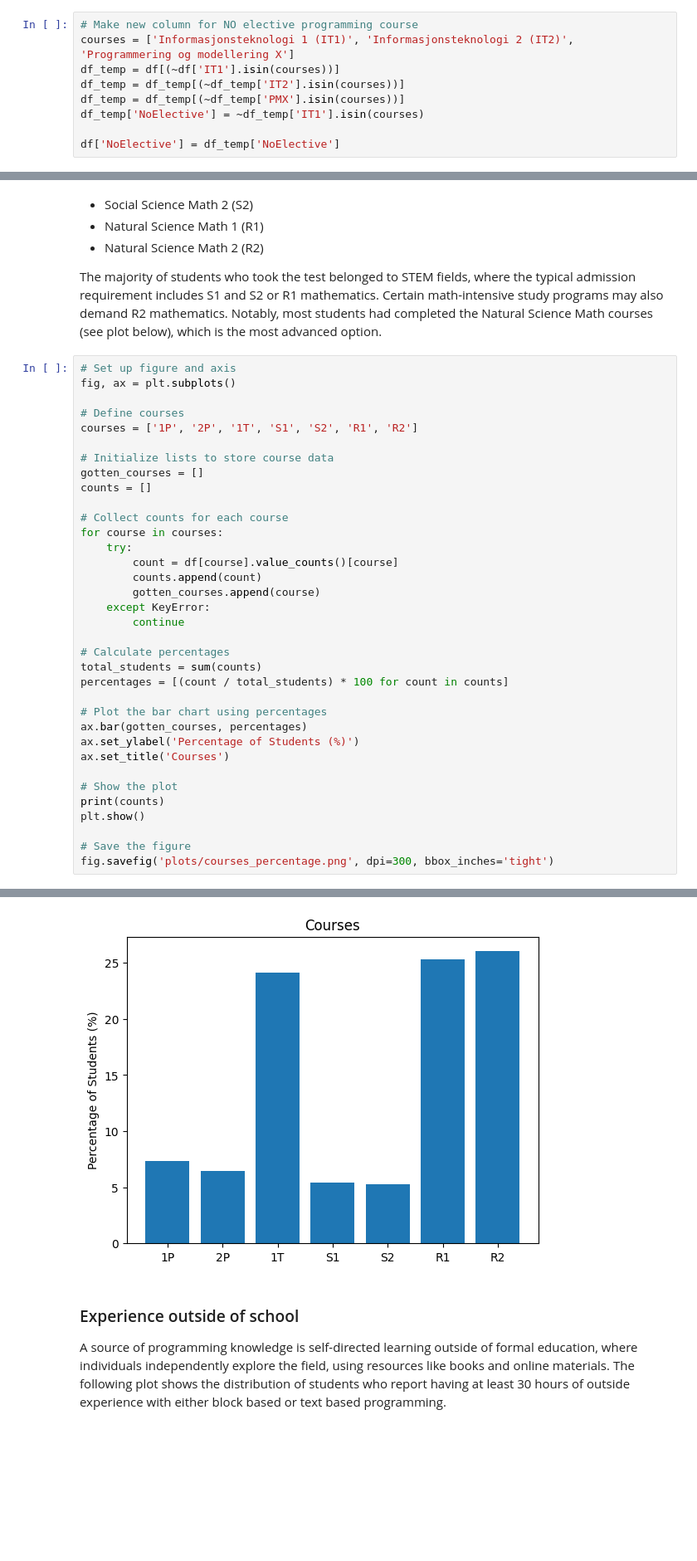
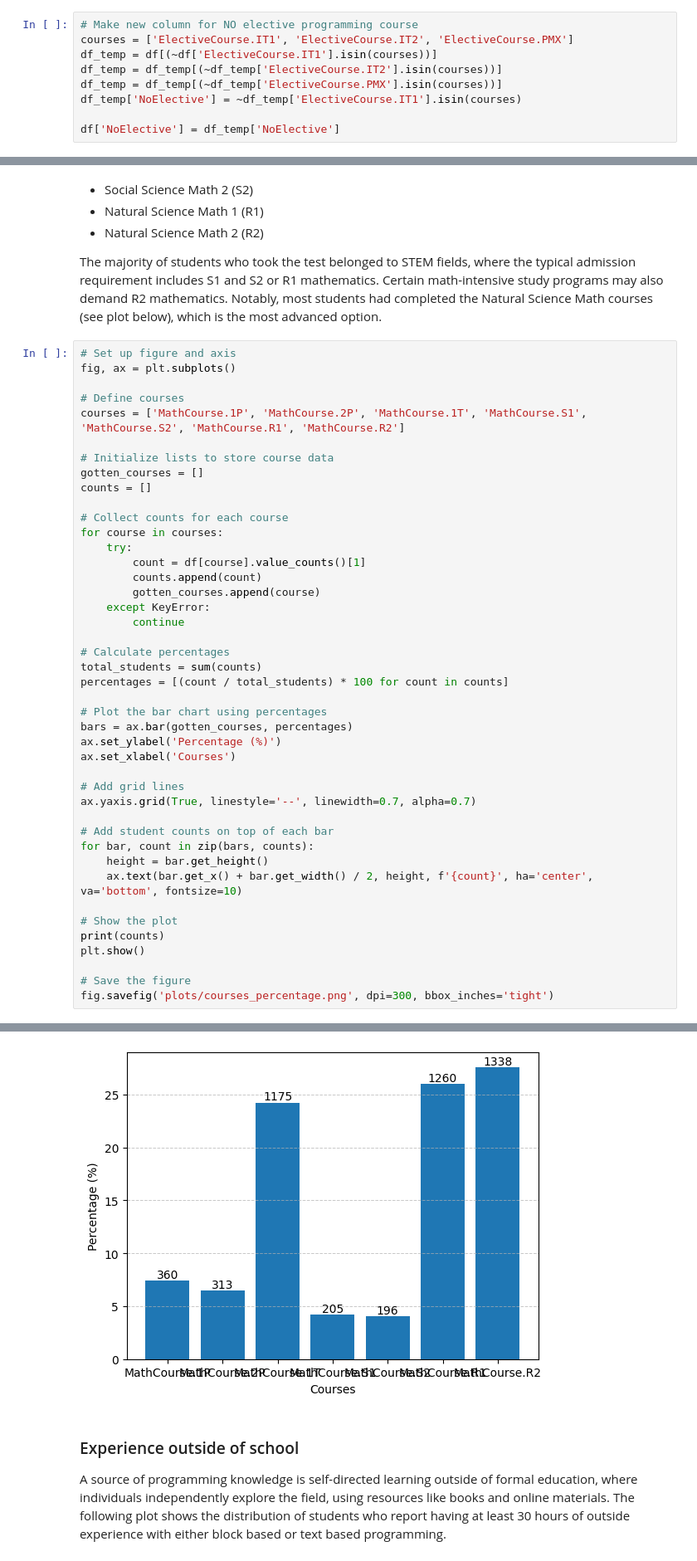
Before and after one commit to SondreBolland/Nordic-Prior-Knowledge-Test-2024, a Jupyter notebook: Dynamic Report.ipynb, the cells around one changed output, grey strips where cells are left out. Shown: that part at 83% size. Cells and saved outputs as stored; diff of their text form; blank space fills up the shorter version.

```diff
--- a/Dynamic Report.ipynb
+++ b/Dynamic Report.ipynb
@@ -145,11 +134,11 @@ What experiences with programming do these students have?
 During the secondary school phase, students have the option to take three elective courses in programming: *Information Technology 1* (IT1), *Information Technology 2* (IT2), and *Programming and Modelling X* (PMX).
 # %%
 # Make new column for NO elective programming course
-courses = ['Informasjonsteknologi 1 (IT1)', 'Informasjonsteknologi 2 (IT2)', 'Programmering og modellering X']
-df_temp = df[(~df['IT1'].isin(courses))]
-df_temp = df_temp[(~df_temp['IT2'].isin(courses))]
-df_temp = df_temp[(~df_temp['PMX'].isin(courses))]
-df_temp['NoElective'] = ~df_temp['IT1'].isin(courses)
+courses = ['ElectiveCourse.IT1', 'ElectiveCourse.IT2', 'ElectiveCourse.PMX']
+df_temp = df[(~df['ElectiveCourse.IT1'].isin(courses))]
+df_temp = df_temp[(~df_temp['ElectiveCourse.IT2'].isin(courses))]
+df_temp = df_temp[(~df_temp['ElectiveCourse.PMX'].isin(courses))]
+df_temp['NoElective'] = ~df_temp['ElectiveCourse.IT1'].isin(courses)
 
 df['NoElective'] = df_temp['NoElective']
 # %%
@@ -197,7 +188,7 @@ The majority of students who took the test belonged to STEM fields, where the ty
 fig, ax = plt.subplots()
 
 # Define courses
-courses = ['1P', '2P', '1T', 'S1', 'S2', 'R1', 'R2']
+courses = ['MathCourse.1P', 'MathCourse.2P', 'MathCourse.1T', 'MathCourse.S1', 'MathCourse.S2', 'MathCourse.R1', 'MathCourse.R2']
 
 # Initialize lists to store course data
 gotten_courses = []
@@ -206,7 +197,7 @@ counts = []
 # Collect counts for each course
 for course in courses:
     try:
-        count = df[course].value_counts()[course]
+        count = df[course].value_counts()[1]
         counts.append(count)
         gotten_courses.append(course)
     except KeyError:
@@ -217,9 +208,17 @@ total_students = sum(counts)
 percentages = [(count / total_students) * 100 for count in counts]
 
 # Plot the bar chart using percentages
-ax.bar(gotten_courses, percentages)
-ax.set_ylabel('Percentage of Students (%)')
-ax.set_title('Courses')
+bars = ax.bar(gotten_courses, percentages)
+ax.set_ylabel('Percentage (%)')
+ax.set_xlabel('Courses')
+
+# Add grid lines
+ax.yaxis.grid(True, linestyle='--', linewidth=0.7, alpha=0.7)
+
+# Add student counts on top of each bar
+for bar, count in zip(bars, counts):
+    height = bar.get_height()
+    ax.text(bar.get_x() + bar.get_width() / 2, height, f'{count}', ha='center', va='bottom', fontsize=10)
 
 # Show the plot
 print(counts)
@@ -232,4 +231,4 @@ fig.savefig('plots/courses_percentage.png', dpi=300, bbox_inches='tight')
-[figure, old version]
+[figure, new version]
 # %% [markdown]
 ### Experience outside of school
 A source of programming knowledge is self-directed learning outside of formal education, where individuals independently explore the field, using resources like books and online materials. The following plot shows the distribution of students who report having at least 30 hours of outside experience with either block based or text based programming.
```
Also changed, not shown: parts of 57 cells of this notebook, 1 other file.
